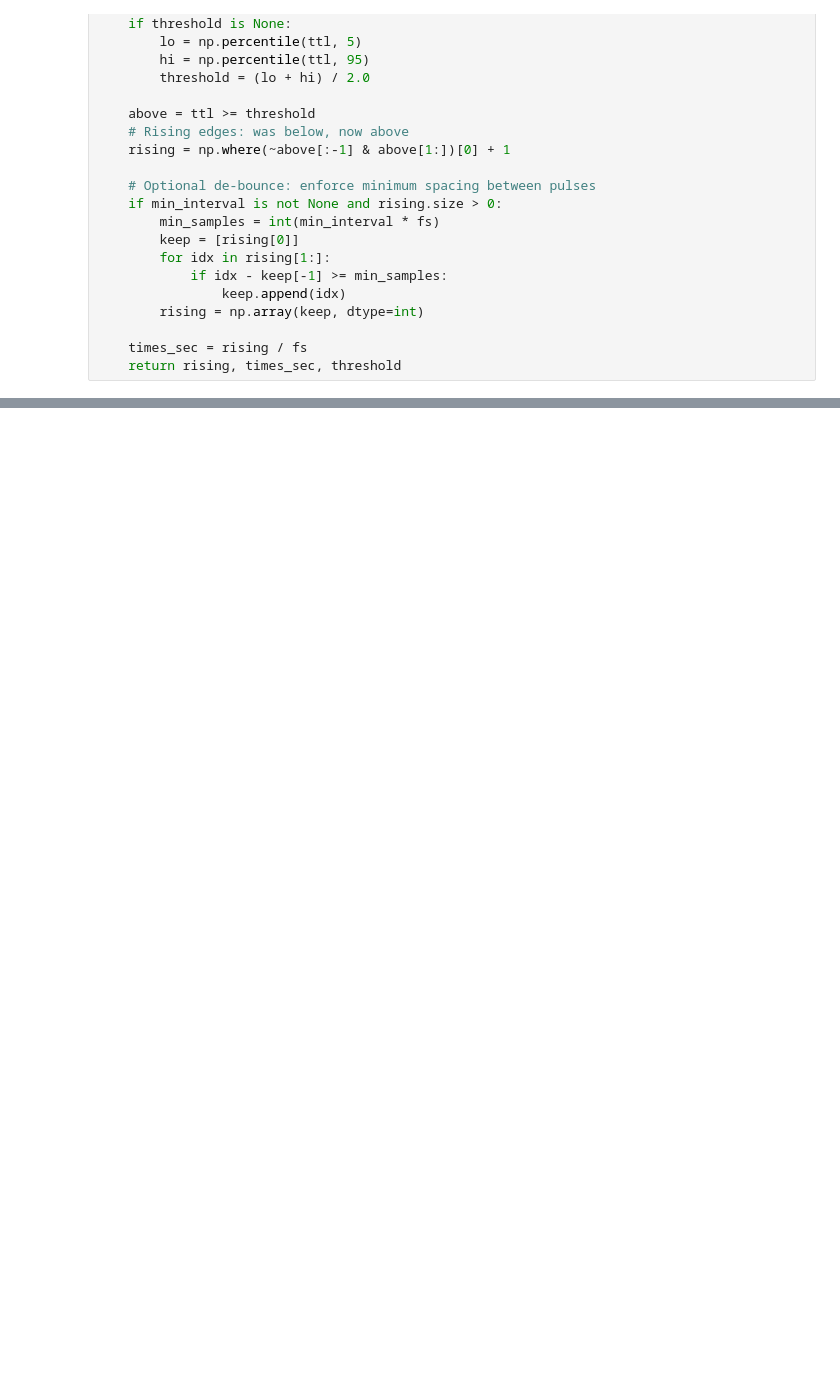
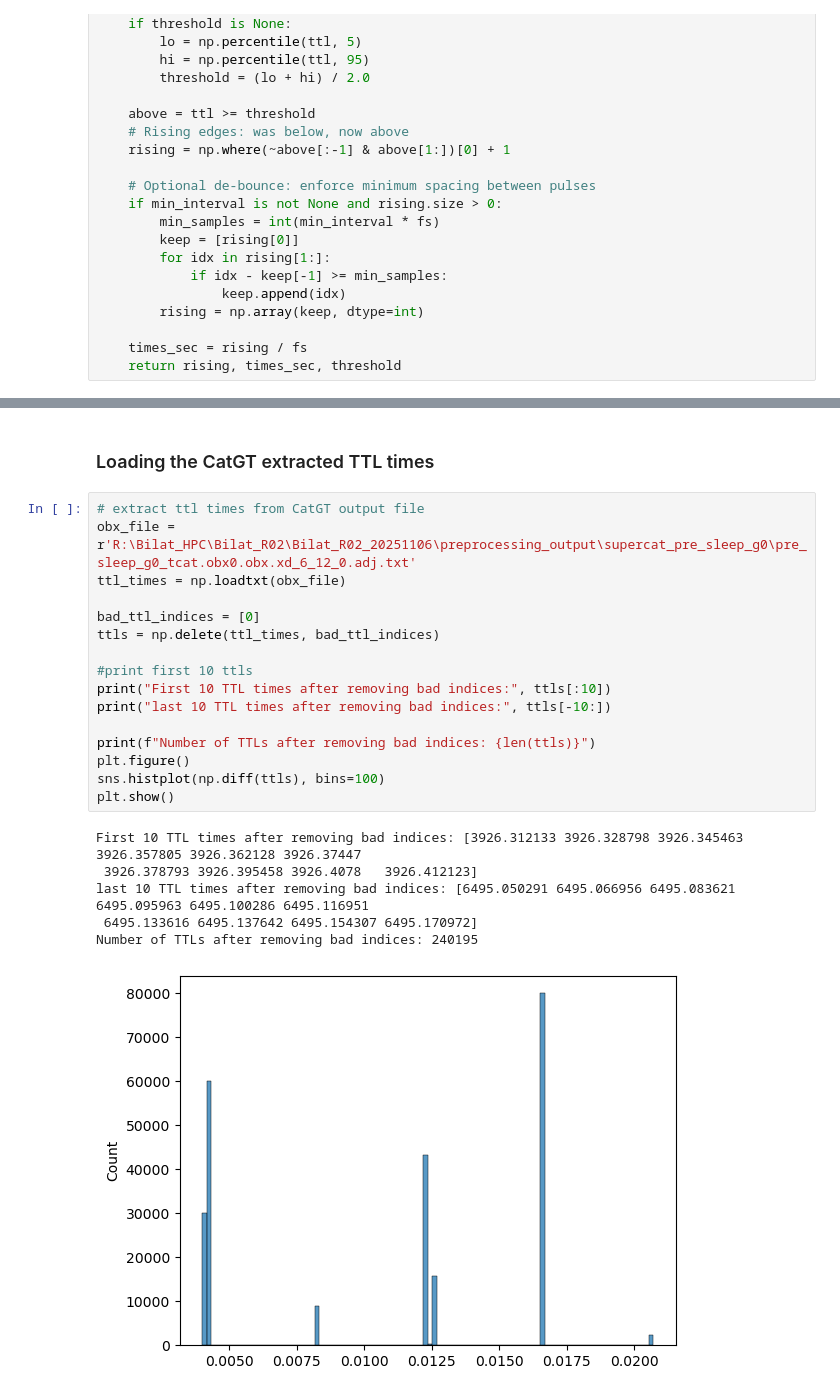
Before and after one commit to Sid-Rafilson-1617/Buzsaki-rotation-code, a Jupyter notebook: extract_ttl.ipynb, the cells around one changed output, grey strips where cells are left out. Cells and saved outputs as stored; diff of their text form; blank space fills up the shorter version.

```diff
--- a/extract_ttl.ipynb
+++ b/extract_ttl.ipynb
@@ -84,0 +128,25 @@ Used threshold: 10429.0
+# %% [markdown]
+### Loading the CatGT extracted TTL times
+# %%
+# extract ttl times from CatGT output file
+obx_file = r'R:\Bilat_HPC\Bilat_R02\Bilat_R02_20251106\preprocessing_output\supercat_pre_sleep_g0\pre_sleep_g0_tcat.obx0.obx.xd_6_12_0.adj.txt'
+ttl_times = np.loadtxt(obx_file)
+
+bad_ttl_indices = [0]
+ttls = np.delete(ttl_times, bad_ttl_indices)
+
+#print first 10 ttls
+print("First 10 TTL times after removing bad indices:", ttls[:10])
+print("last 10 TTL times after removing bad indices:", ttls[-10:])
+
+print(f"Number of TTLs after removing bad indices: {len(ttls)}")
+plt.figure()
+sns.histplot(np.diff(ttls), bins=100)
+plt.show()
+# %% [output]
+First 10 TTL times after removing bad indices: [3926.312133 3926.328798 3926.345463 3926.357805 3926.362128 3926.37447
+ 3926.378793 3926.395458 3926.4078   3926.412123]
+last 10 TTL times after removing bad indices: [6495.050291 6495.066956 6495.083621 6495.095963 6495.100286 6495.116951
+ 6495.133616 6495.137642 6495.154307 6495.170972]
+Number of TTLs after removing bad indices: 240195
+[figure, added]
```
Also changed, not shown: parts of 6 cells of this notebook, 6 other files.
